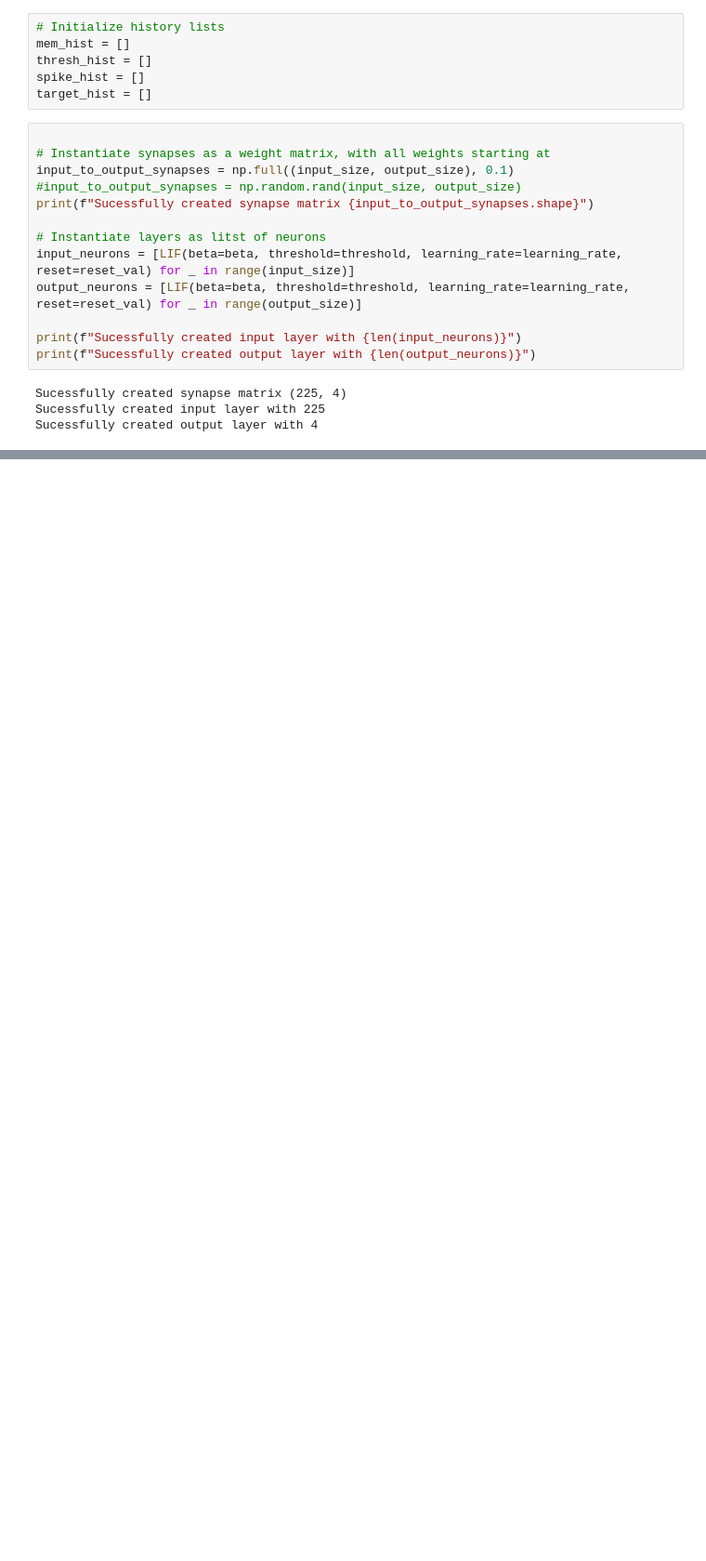
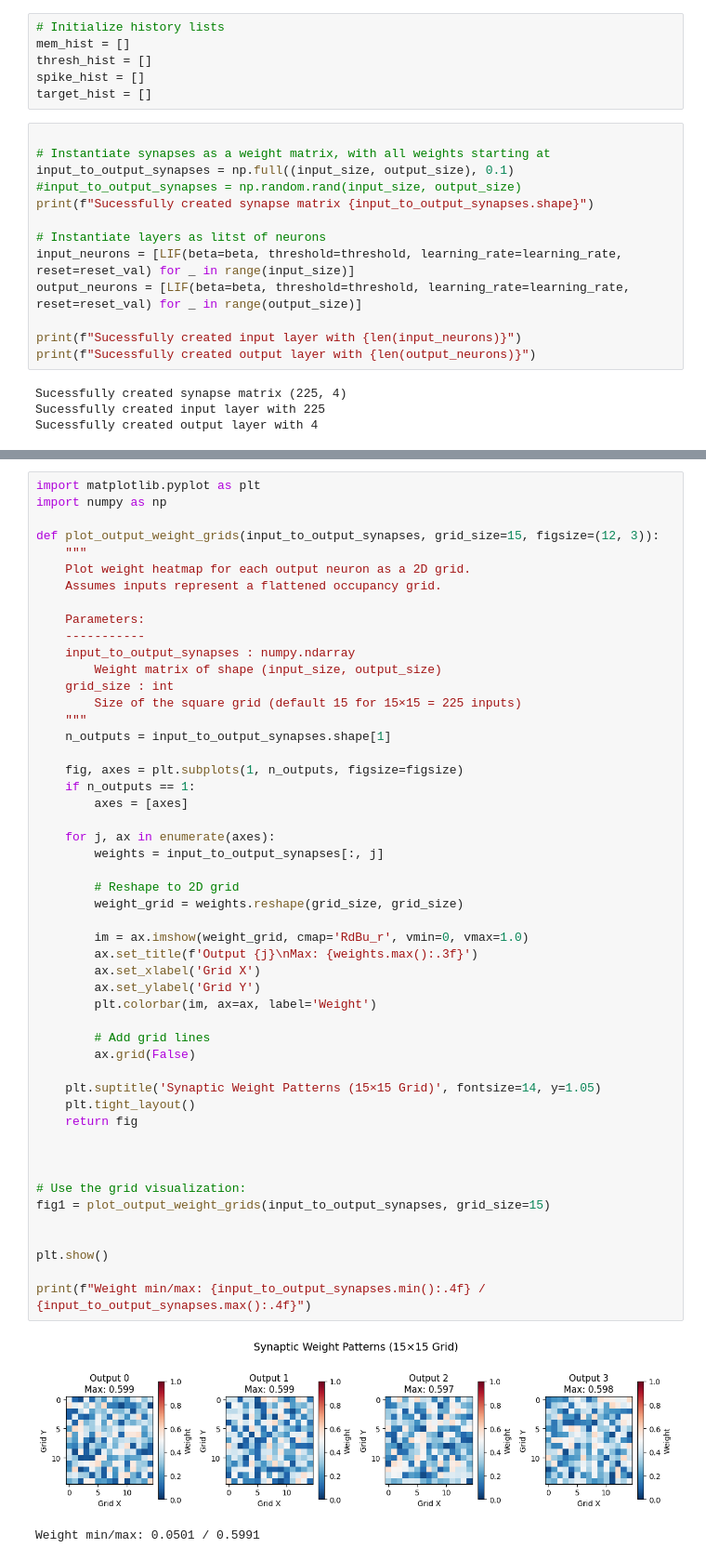
Before and after one commit to robotgreier/python_neural_network, a Jupyter notebook: Python_Twin/Bachelor_SNN_Test/Python_NN/Custom_SNN_testing.ipynb, the cells around one changed output, grey strips where cells are left out. Shown at 93% size. Drawn from its saved outputs; the diff is of its cells as text; blank space fills up the shorter version.

```diff
--- a/Python_Twin/Bachelor_SNN_Test/Python_NN/Custom_SNN_testing.ipynb
+++ b/Python_Twin/Bachelor_SNN_Test/Python_NN/Custom_SNN_testing.ipynb
@@ -670,0 +1148,53 @@ Correct: 158/623
+# %%
+import matplotlib.pyplot as plt
+import numpy as np
+
+def plot_output_weight_grids(input_to_output_synapses, grid_size=15, figsize=(12, 3)):
+    """
+    Plot weight heatmap for each output neuron as a 2D grid.
+    Assumes inputs represent a flattened occupancy grid.
+
+    Parameters:
+    -----------
+    input_to_output_synapses : numpy.ndarray
+        Weight matrix of shape (input_size, output_size)
+    grid_size : int
+        Size of the square grid (default 15 for 15×15 = 225 inputs)
+    """
+    n_outputs = input_to_output_synapses.shape[1]
+
+    fig, axes = plt.subplots(1, n_outputs, figsize=figsize)
+    if n_outputs == 1:
+        axes = [axes]
+
+    for j, ax in enumerate(axes):
+        weights = input_to_output_synapses[:, j]
+
+        # Reshape to 2D grid
+        weight_grid = weights.reshape(grid_size, grid_size)
+
+        im = ax.imshow(weight_grid, cmap='RdBu_r', vmin=0, vmax=1.0)
+        ax.set_title(f'Output {j}\nMax: {weights.max():.3f}')
+        ax.set_xlabel('Grid X')
+        ax.set_ylabel('Grid Y')
+        plt.colorbar(im, ax=ax, label='Weight')
+
+        # Add grid lines
+        ax.grid(False)
+
+    plt.suptitle('Synaptic Weight Patterns (15×15 Grid)', fontsize=14, y=1.05)
+    plt.tight_layout()
+    return fig
+
+
+
+# Use the grid visualization:
+fig1 = plot_output_weight_grids(input_to_output_synapses, grid_size=15)
+
+
+plt.show()
+
+print(f"Weight min/max: {input_to_output_synapses.min():.4f} / {input_to_output_synapses.max():.4f}")
+# %% [output]
+[figure, added]
+Weight min/max: 0.0501 / 0.5991
```
Also changed, not shown: parts of 20 cells of this notebook, 2 other files.
